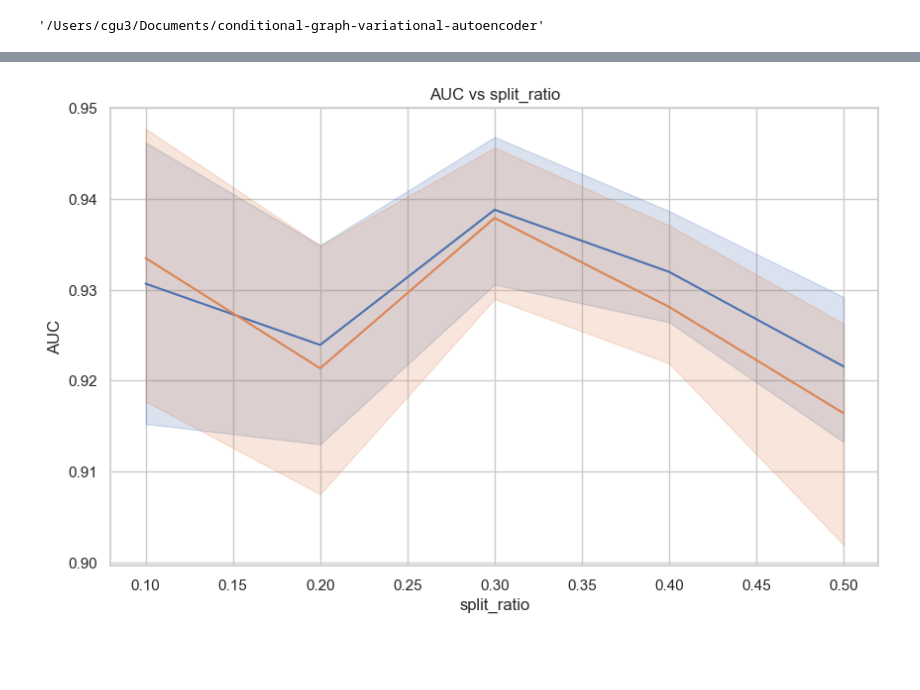
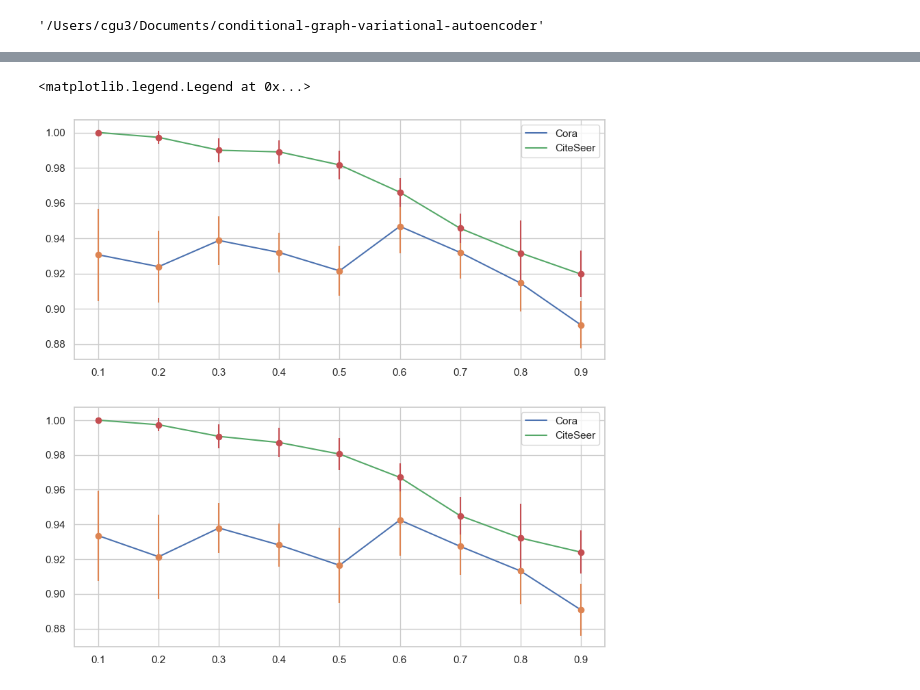
Before and after one commit to FDUguchunhui/latent-space-constraint-GNN, a Jupyter notebook: notebook/analysis/aggregation.ipynb, the cells around one changed output, grey strips where cells are left out. Cells and saved outputs as stored; diff of their text form; code cells hidden in the pictures; blank space fills up the shorter version.

```diff
--- a/notebook/analysis/aggregation.ipynb
+++ b/notebook/analysis/aggregation.ipynb
@@ -43,3 +39,5 @@ df
 # %%
 # calculate mean and std for auc and ap group by dataset and split_ratio
-df.groupby(['dataset', 'split_ratio']).agg({'AUC': ['mean', 'std'], 'AP': ['mean', 'std']})
+df_agg = df.groupby(['dataset', 'split_ratio']).agg({'AUC': ['mean', 'std'], 'AP': ['mean', 'std']})
+# ungroup the index
+df_agg = df_agg.reset_index()
@@ -55,14 +58,40 @@ df.groupby(['dataset', 'split_ratio']).agg({'AUC': ['mean', 'std'], 'AP': ['mean
 # %%
-# plot lineplot  the mean AUC and AP for each split_ratio
-import seaborn as sns
-sns.set_theme(style="whitegrid")
-plt.figure(figsize=(10, 6))
-sns.lineplot(data=df, x='split_ratio', y='AUC')
-sns.lineplot(data=df, x='split_ratio', y='AP')
-plt.title('AUC vs split_ratio')
-plt.show()
+# plot lineplot for AUC and AP for each dataset and split_ratio
+fig, ax = plt.subplots(2, 1, figsize=(10, 10))
+ax[0].plot(df_agg[df_agg['dataset'] == 'Cora']['split_ratio'],
+           df_agg[df_agg['dataset'] == 'Cora']['AUC']['mean'], label='Cora')
+# add error bar for AUC
+ax[0].errorbar(df_agg[df_agg['dataset'] == 'Cora']['split_ratio'],
+               df_agg[df_agg['dataset'] == 'Cora']['AUC']['mean'],
+               yerr=df_agg[df_agg['dataset'] == 'Cora']['AUC']['std'], fmt='o')
+# axist 0 plot for CiteSeer
+ax[0].plot(df_agg[df_agg['dataset'] == 'CiteSeer']['split_ratio'],
+           df_agg[df_agg['dataset'] == 'CiteSeer']['AUC']['mean'], label='CiteSeer')
+# add error bar for AUC
+ax[0].errorbar(df_agg[df_agg['dataset'] == 'CiteSeer']['split_ratio'],
+               df_agg[df_agg['dataset'] == 'CiteSeer']['AUC']['mean'],
+               yerr=df_agg[df_agg['dataset'] == 'CiteSeer']['AUC']['std'], fmt='o')
+# add legend
+ax[0].legend()
+# axis 1 plot for AP
+ax[1].plot(df_agg[df_agg['dataset'] == 'Cora']['split_ratio'],
+           df_agg[df_agg['dataset'] == 'Cora']['AP']['mean'], label='Cora')
+# add error bar for AP
+ax[1].errorbar(df_agg[df_agg['dataset'] == 'Cora']['split_ratio'],
+               df_agg[df_agg['dataset'] == 'Cora']['AP']['mean'],
+               yerr=df_agg[df_agg['dataset'] == 'Cora']['AP']['std'], fmt='o')
+# axist 1 plot for CiteSeer
+ax[1].plot(df_agg[df_agg['dataset'] == 'CiteSeer']['split_ratio'],
+           df_agg[df_agg['dataset'] == 'CiteSeer']['AP']['mean'], label='CiteSeer')
+# add error bar for AP
+ax[1].errorbar(df_agg[df_agg['dataset'] == 'CiteSeer']['split_ratio'],
+               df_agg[df_agg['dataset'] == 'CiteSeer']['AP']['mean'],
+               yerr=df_agg[df_agg['dataset'] == 'CiteSeer']['AP']['std'], fmt='o')
+# add legend
+ax[1].legend()
 # %% [output]
+<matplotlib.legend.Legend at 0x...>
-[figure, old version]
+[figure, new version]
 # %%
 # Read the JSON file line by line into a DataFrame
 data = []
```
Also changed, not shown: parts of 5 cells of this notebook, 7 other files.
